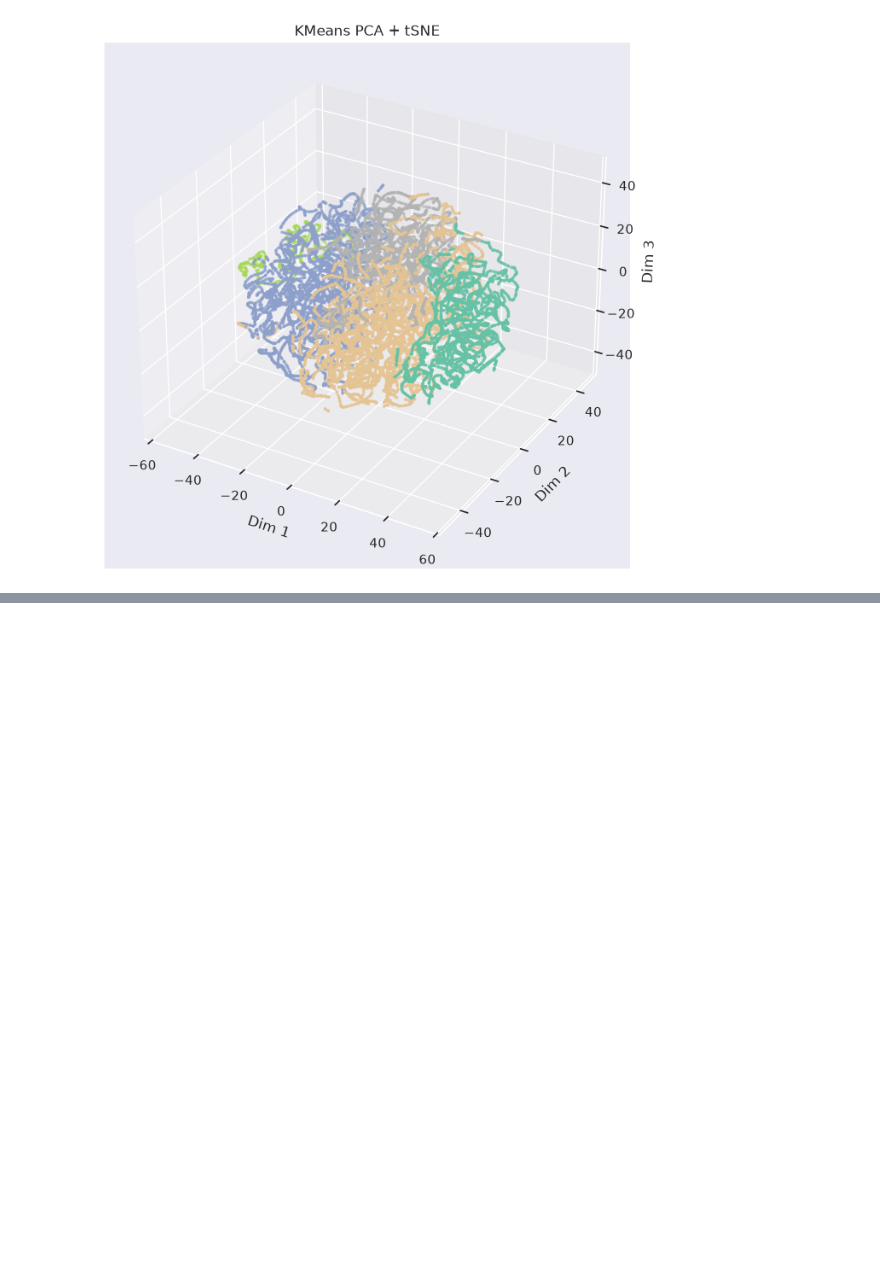
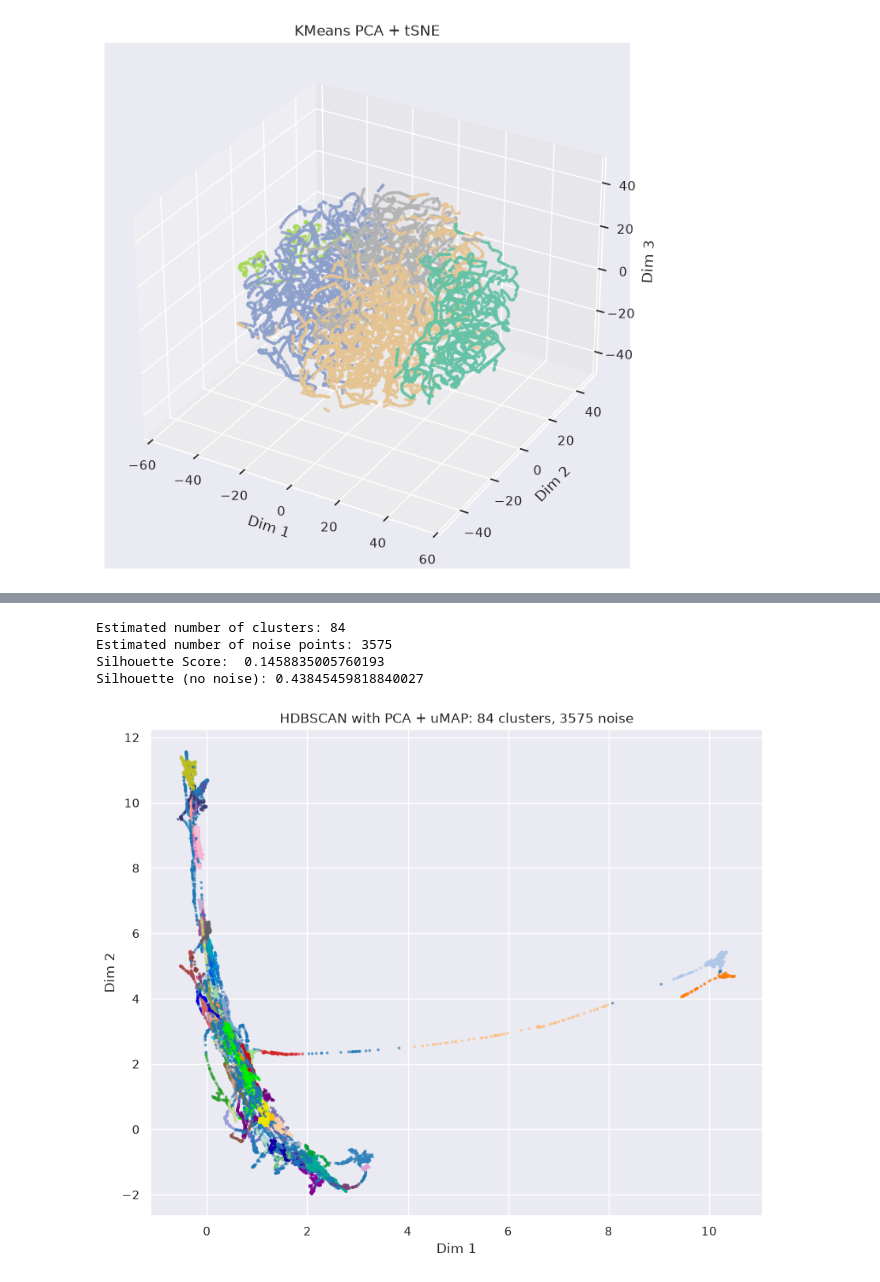
Before and after one commit to itsadhin/Weather-Latent-Space-Clustering, a Jupyter notebook: Weather_cluster.ipynb, the cells around one changed output, grey strips where cells are left out. Cells and saved outputs as stored; diff of their text form; code cells hidden in the pictures; blank space fills up the shorter version.

```diff
--- a/Weather_cluster.ipynb
+++ b/Weather_cluster.ipynb
@@ -447,0 +490,33 @@ Silhouette Score:  0.10835885256528854
+# %%
+colors = np.vstack([
+    plt.cm.tab20(np.arange(20)),
+    plt.cm.tab20b(np.arange(20)),
+    plt.cm.tab20c(np.arange(20)),
+    plt.cm.nipy_spectral(np.linspace(0.05, 0.95, 20)),   # 4th block: 20 more
+])
+cmap80 = ListedColormap(colors)
+# %%
+hdbscan = HDBSCAN(min_cluster_size=50, min_samples=10,copy=True)
+u = umap.UMAP(n_components=10, random_state=42).fit_transform(scores_pca_new)
+labels = hdbscan.fit_predict(u)
+n_clusters_ = len(set(labels)) - (1 if -1 in labels else 0)
+n_noise_ = list(labels).count(-1)
+
+print("Estimated number of clusters:", n_clusters_)
+print("Estimated number of noise points:", n_noise_)
+print("Silhouette Score: ", silhouette_score(u, labels))
+mask = labels != -1
+print("Silhouette (no noise):", silhouette_score(u[mask], labels[mask], sample_size=10000, random_state=42))
+
+plt.figure(figsize=(10, 8))
+plt.scatter(u[:, 0], u[:, 1], c=labels, cmap=cmap80, s=3, alpha=0.5)
+plt.title(f"HDBSCAN with PCA + uMAP: {n_clusters_} clusters, {n_noise_} noise")
+plt.xlabel("Dim 1")
+plt.ylabel("Dim 2")
+plt.show()
+# %% [output]
+Estimated number of clusters: 84
+Estimated number of noise points: 3575
+Silhouette Score:  0.1458835005760193
+Silhouette (no noise): 0.43845459818840027
+[figure, added]
```
Also changed, not shown: parts of 10 cells of this notebook.
